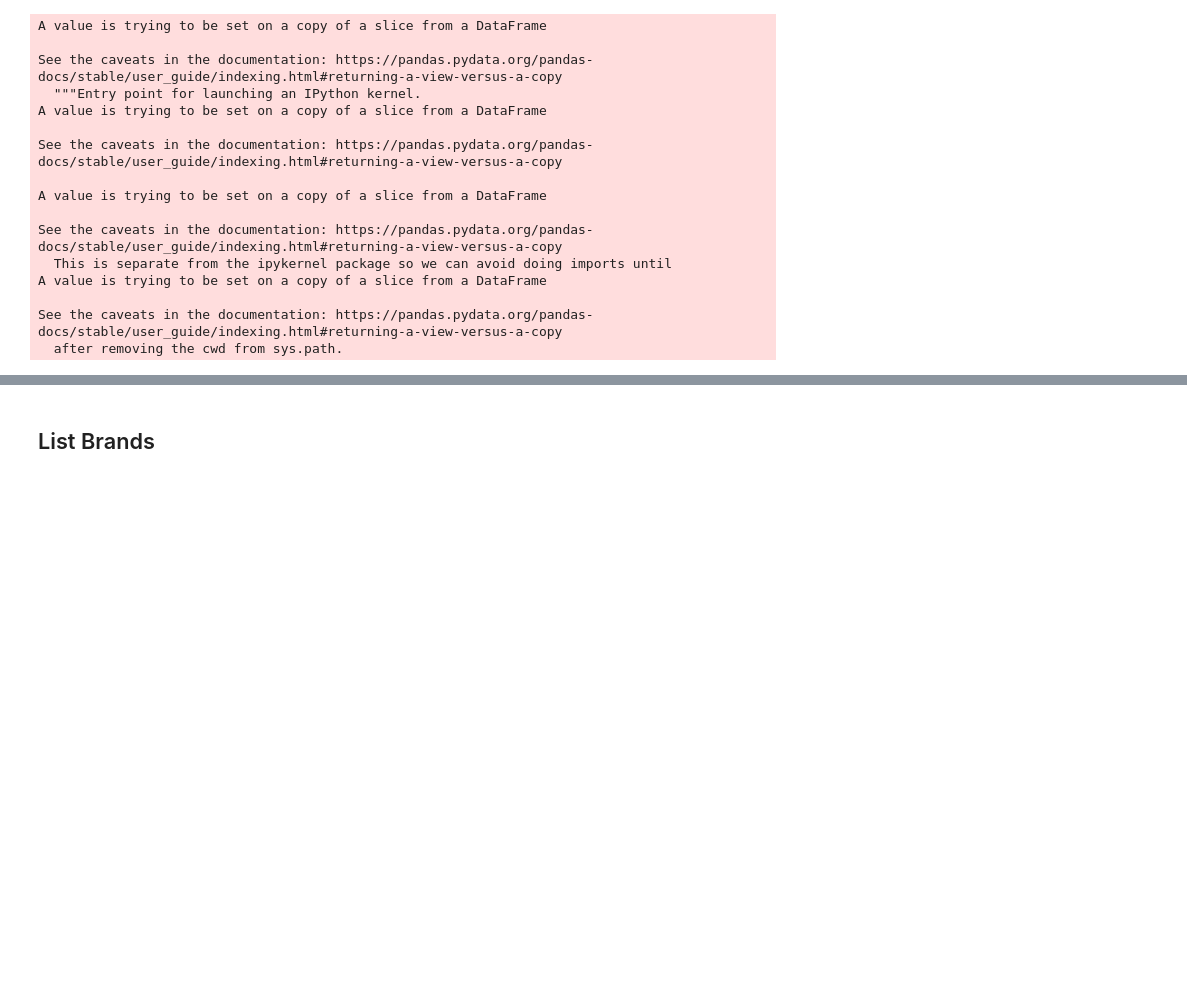
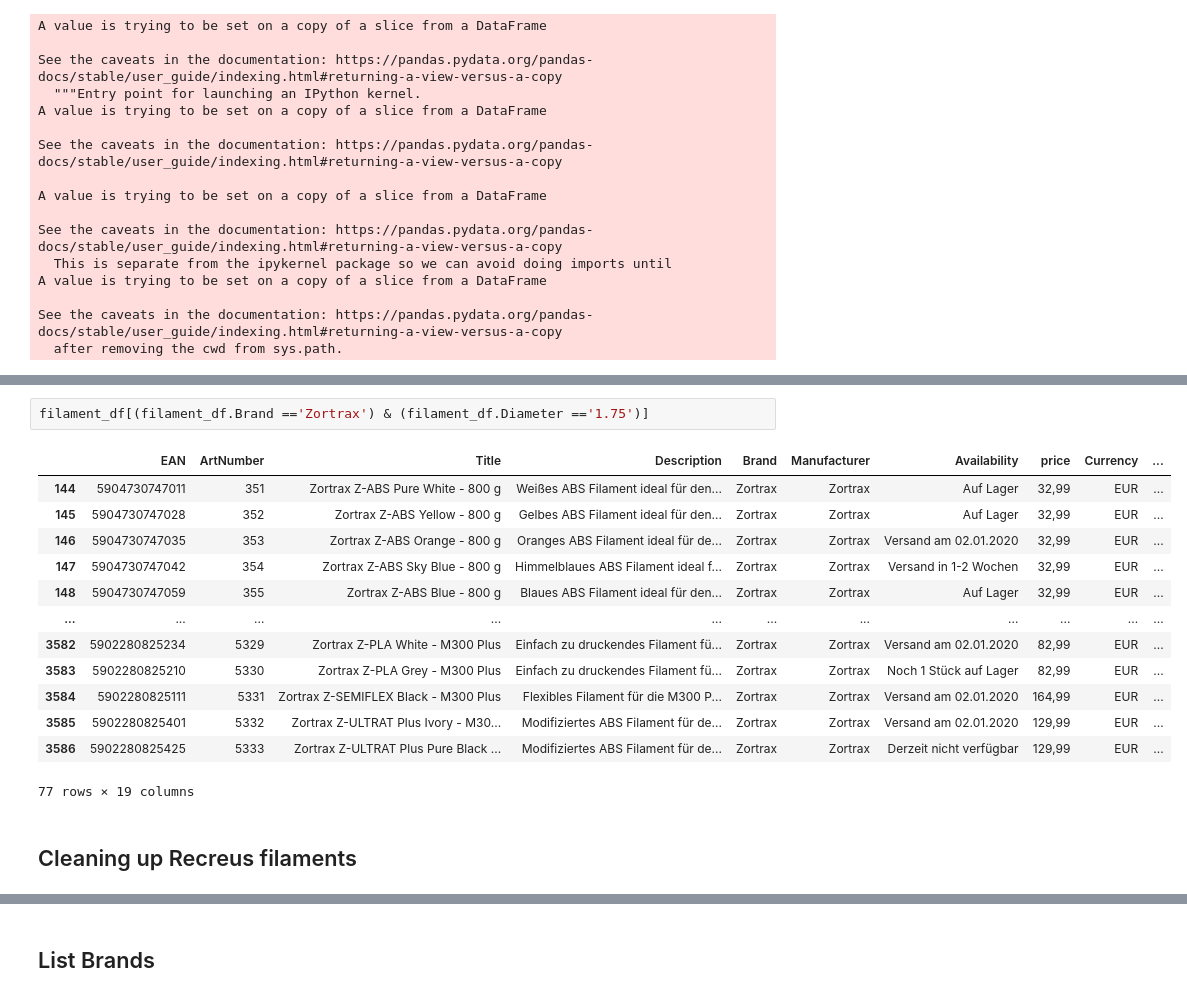
Before and after one commit to subrockmann/product-cleaner, a Jupyter notebook: 3djake Produktdaten.ipynb, the cells around one changed output, grey strips where cells are left out. Saved outputs shown, nothing was run; the diff lists cells and outputs as text; blank space fills up the shorter version.

```diff
--- a/3djake Produktdaten.ipynb
+++ b/3djake Produktdaten.ipynb
@@ -1240,0 +1335,18 @@ filament_df[(filament_df.Brand =='Polymaker') & (filament_df.Diameter =='1.75')]
+# %%
+filament_df[(filament_df.Brand =='Zortrax') & (filament_df.Diameter =='1.75')]
+# %% [output]
+|  | EAN | ArtNumber | Title | Description | Brand | Manufacturer | Availability | price | Currency | ... |
+| 144 | 5904730747011 | 351 | Zortrax Z-ABS Pure White - 800 g | Weißes ABS Filament ideal für den... | Zortrax | Zortrax | Auf Lager | 32,99 | EUR | ... |
+| 145 | 5904730747028 | 352 | Zortrax Z-ABS Yellow - 800 g | Gelbes ABS Filament ideal für den... | Zortrax | Zortrax | Auf Lager | 32,99 | EUR | ... |
+| 146 | 5904730747035 | 353 | Zortrax Z-ABS Orange - 800 g | Oranges ABS Filament ideal für de... | Zortrax | Zortrax | Versand am 02.01.2020 | 32,99 | EUR | ... |
+| 147 | 5904730747042 | 354 | Zortrax Z-ABS Sky Blue - 800 g | Himmelblaues ABS Filament ideal f... | Zortrax | Zortrax | Versand in 1-2 Wochen | 32,99 | EUR | ... |
+| 148 | 5904730747059 | 355 | Zortrax Z-ABS Blue - 800 g | Blaues ABS Filament ideal für den... | Zortrax | Zortrax | Auf Lager | 32,99 | EUR | ... |
+| ... | ... | ... | ... | ... | ... | ... | ... | ... | ... | ... |
+| 3582 | 5902280825234 | 5329 | Zortrax Z-PLA White - M300 Plus | Einfach zu druckendes Filament fü... | Zortrax | Zortrax | Versand am 02.01.2020 | 82,99 | EUR | ... |
+| 3583 | 5902280825210 | 5330 | Zortrax Z-PLA Grey - M300 Plus | Einfach zu druckendes Filament fü... | Zortrax | Zortrax | Noch 1 Stück auf Lager | 82,99 | EUR | ... |
+| 3584 | 5902280825111 | 5331 | Zortrax Z-SEMIFLEX Black - M300 Plus | Flexibles Filament für die M300 P... | Zortrax | Zortrax | Versand am 02.01.2020 | 164,99 | EUR | ... |
+| 3585 | 5902280825401 | 5332 | Zortrax Z-ULTRAT Plus Ivory - M30... | Modifiziertes ABS Filament für de... | Zortrax | Zortrax | Versand am 02.01.2020 | 129,99 | EUR | ... |
+| 3586 | 5902280825425 | 5333 | Zortrax Z-ULTRAT Plus Pure Black ... | Modifiziertes ABS Filament für de... | Zortrax | Zortrax | Derzeit nicht verfügbar | 129,99 | EUR | ... |
+77 rows × 19 columns
+# %% [markdown]
+## Cleaning up Recreus filaments
```
Also changed, not shown: parts of 11 cells of this notebook.
